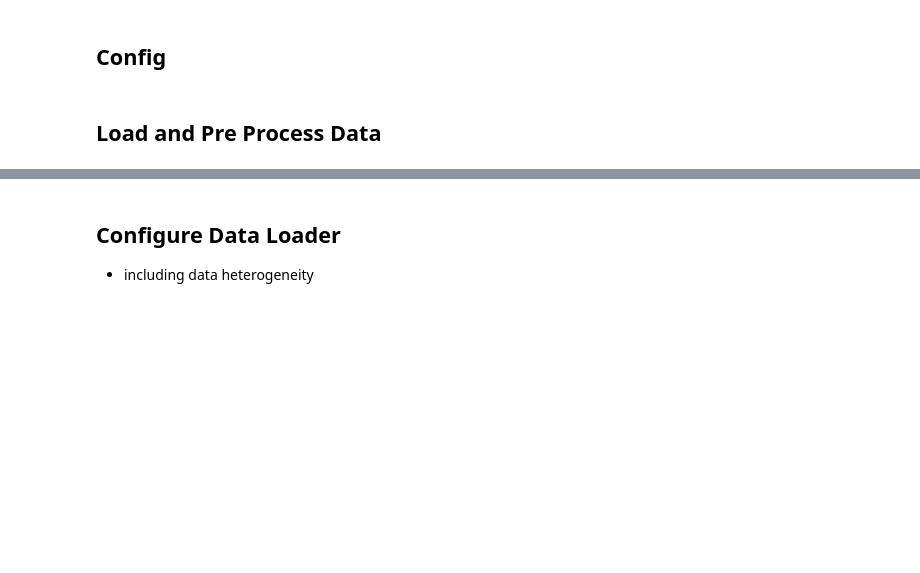
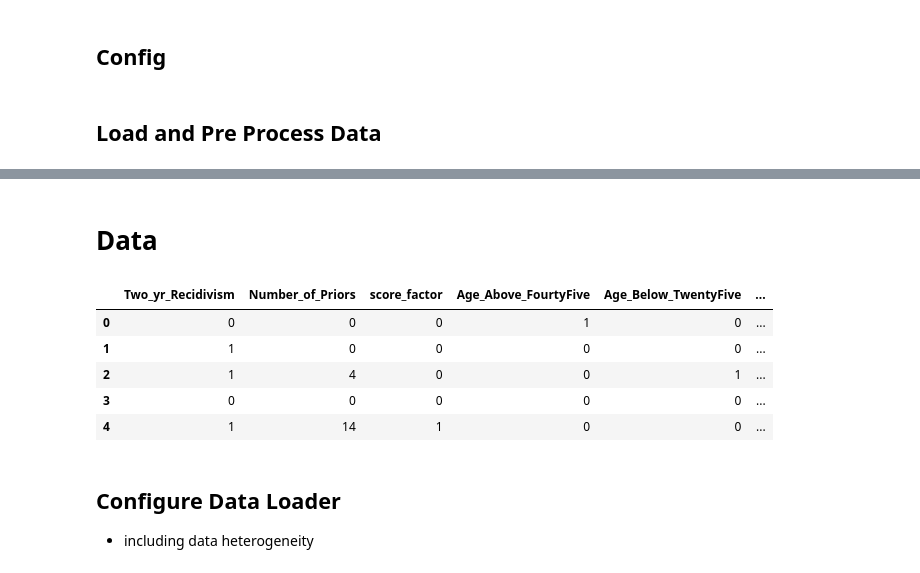
Before and after one commit to rivera-lanasm/flfair_idlf24, a Jupyter notebook: compass_run.ipynb, the cells around one changed output, grey strips where cells are left out. Drawn from its saved outputs; the diff is of its cells as text; code cells hidden in the pictures; blank space fills up the shorter version.

```diff
--- a/compass_run.ipynb
+++ b/compass_run.ipynb
@@ -57,5 +67,16 @@ print(df.shape)
 # %%
 df['caucasian'] = ((df['African_American'] + df['Asian'] + df['Hispanic'] + df['Native_American'] + df['Other']) == 0).astype(int)
+# %% [markdown]
+# Data
+# %%
+df.head()
+# %% [output]
+|  | Two_yr_Recidivism | Number_of_Priors | score_factor | Age_Above_FourtyFive | Age_Below_TwentyFive | ... |
+| 0 | 0 | 0 | 0 | 1 | 0 | ... |
+| 1 | 1 | 0 | 0 | 0 | 0 | ... |
+| 2 | 1 | 4 | 0 | 0 | 1 | ... |
+| 3 | 0 | 0 | 0 | 0 | 0 | ... |
+| 4 | 1 | 14 | 1 | 0 | 0 | ... |
 # %% [markdown]
 ## Configure Data Loader
 - including data heterogeneity
```
Also changed, not shown: parts of 3 cells of this notebook, 5 other files.
